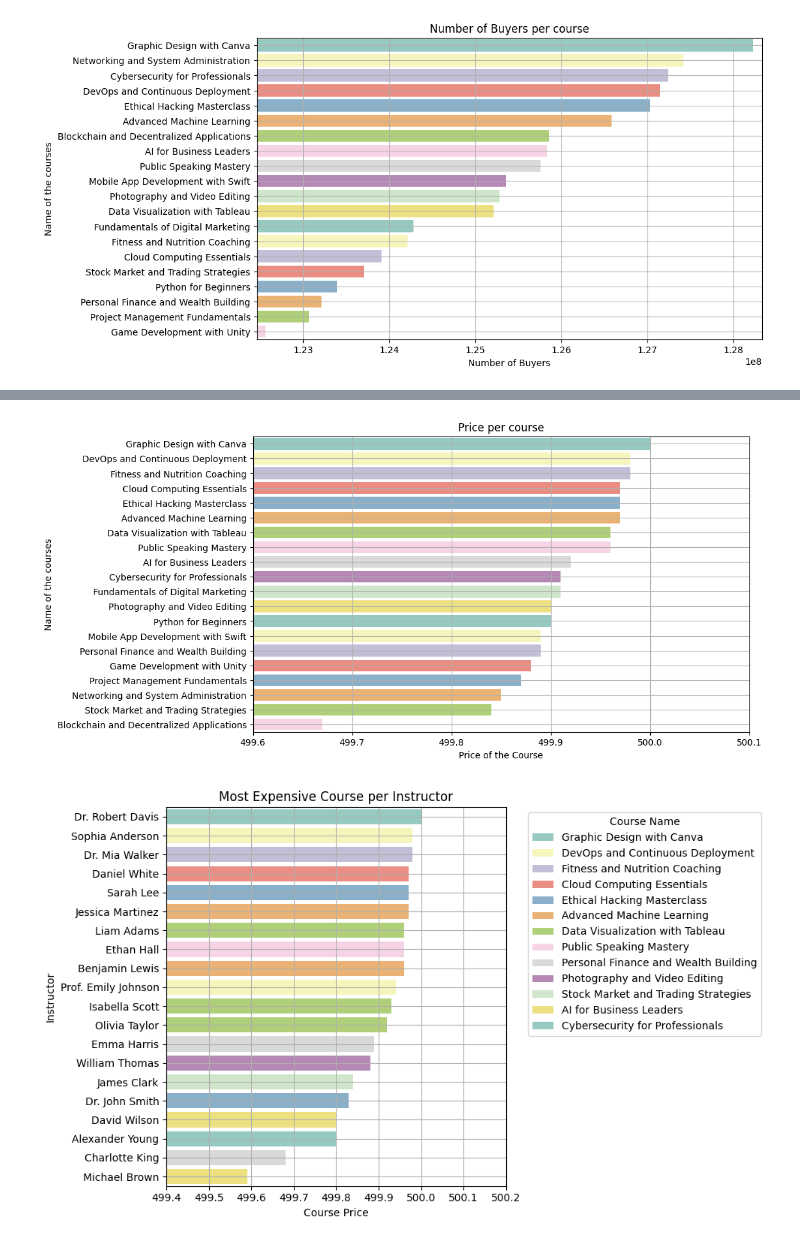
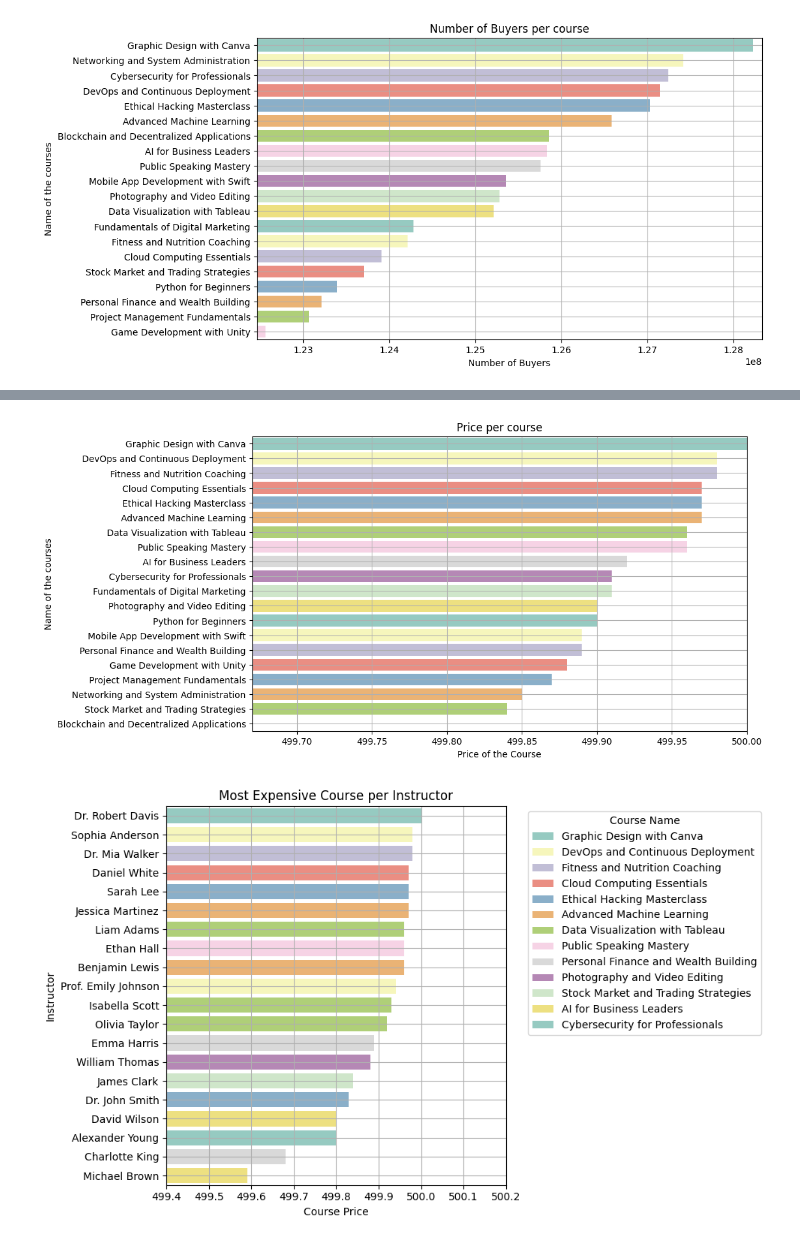
Before and after one commit to Subrat1920/Course-Recommendation, a Jupyter notebook: Notebooks/exploratory_data_analysis.ipynb, the cells around one changed output, grey strips where cells are left out. Cells and saved outputs as stored; diff of their text form; code cells hidden in the pictures.

```diff
--- a/Notebooks/exploratory_data_analysis.ipynb
+++ b/Notebooks/exploratory_data_analysis.ipynb
@@ -130,18 +195,19 @@ plt.show()
 # %%
 course_with_price = df.groupby('course_name')['course_price'] \
   .max() \
   .sort_values(ascending = False) \
   .reset_index()
 plt.figure(figsize=(10,6))
 plt.title('Price per course')
 sns.barplot(data=course_with_price, y='course_name', x='course_price', palette='Set3')
 plt.ylabel('Name of the courses')
 plt.xlabel('Price of the Course')
-plt.xlim(499.6, 500.1)
+# plt.xlim(499.6, 500.1)
+plt.xlim(course_with_price.course_price.min(), course_with_price.course_price.max())
 plt.grid()
 plt.show()
 # %% [output]
-[figure, old version]
+[figure, new version]
 # %%
 course_instructor_price = df.groupby(['instructor', 'course_name'])['course_price'].max().reset_index()
 course_instructor_price = course_instructor_price.sort_values(['instructor', 'course_price'], ascending=[True, False])
```
Also changed, not shown: parts of 7 cells of this notebook.
